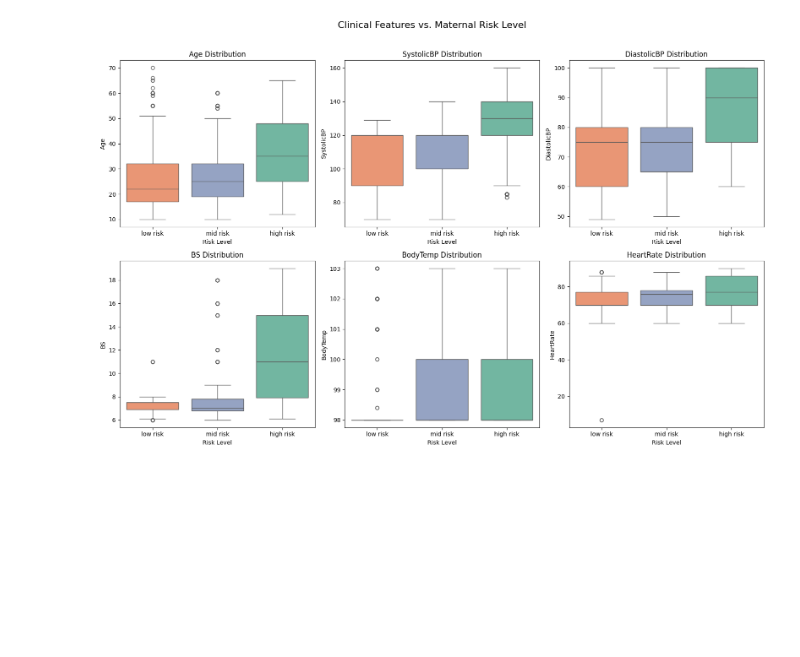
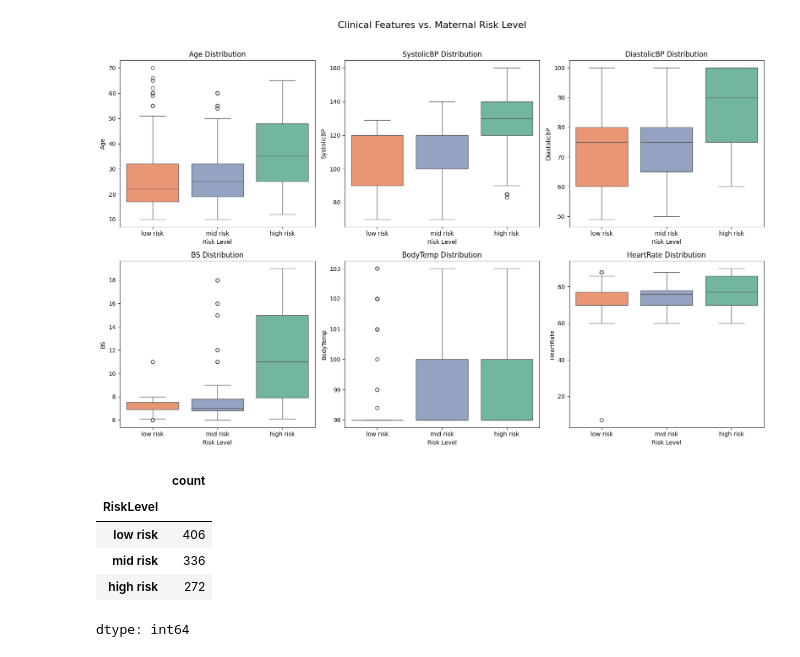
Before and after one commit to mahmooda23/Early-Risk-Stratification-of-Maternal-Complications-during-Pregnancy-, a Jupyter notebook: predict_risk_during_pregnancy.ipynb, the cells around one changed output. Saved outputs shown, nothing was run; the diff lists cells and outputs as text; code cells hidden in the pictures; blank space fills up the shorter version.

```diff
--- a/predict_risk_during_pregnancy.ipynb
+++ b/predict_risk_during_pregnancy.ipynb
@@ -142,3 +142,12 @@ plt.tight_layout()
 plt.show()
 # %% [output]
 [figure]
+# %%
+df['RiskLevel'].value_counts()
+# %% [output]
+|  | count |
+| RiskLevel |  |
+| low risk | 406 |
+| mid risk | 336 |
+| high risk | 272 |
+dtype: int64
```
Also changed, not shown: parts of 2 cells of this notebook.
